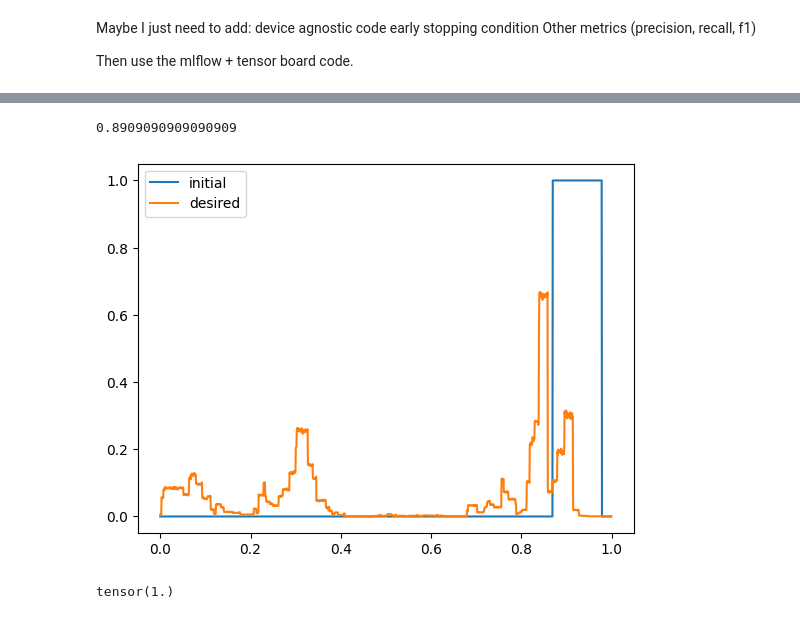
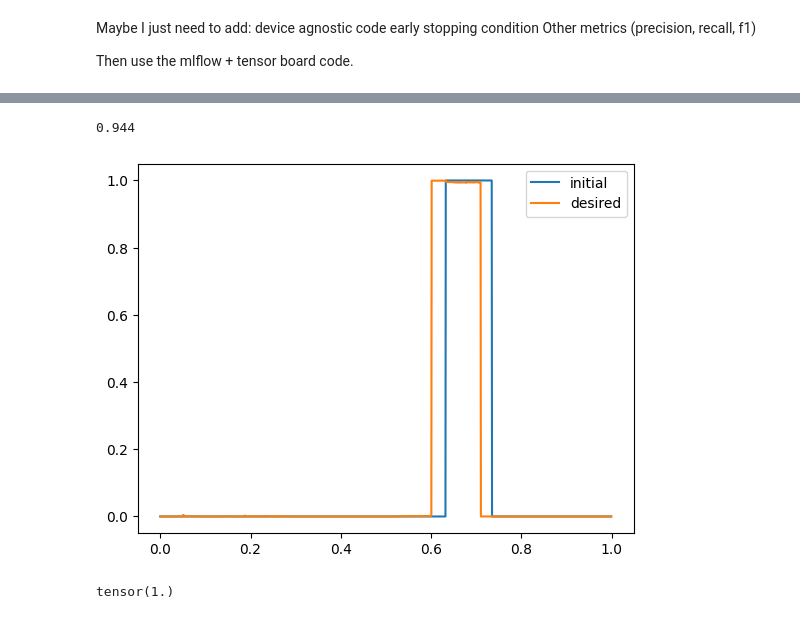
Before and after one commit to aworma4/Trigger_Word_Detction, a Jupyter notebook: functionalising_training.ipynb, the cells around one changed output, grey strips where cells are left out. Drawn from its saved outputs; the diff is of its cells as text; code cells hidden in the pictures.

```diff
--- a/functionalising_training.ipynb
+++ b/functionalising_training.ipynb
@@ -65,19 +54,19 @@ KeyboardInterrupt:
 # %%
-data = testloader[-8]
+data = test_data[6]
 
 inputs, labels_og = data
 
 labels =  resize_label(labels_og, args.label_time)
 
 out = model(inputs)
 
 print(get_accuracy(labels, out,cutoff=0.8))
 
 #plot
 plot_new_vs_old_label(labels,out.detach().numpy())
 # %% [output]
-0.8909090909090909
+0.944
-[figure, old version]
+[figure, new version]
 # %%
 # %% [output]
 tensor(1.)
```
Also changed, not shown: parts of 1 cell of this notebook, 2 other files.
